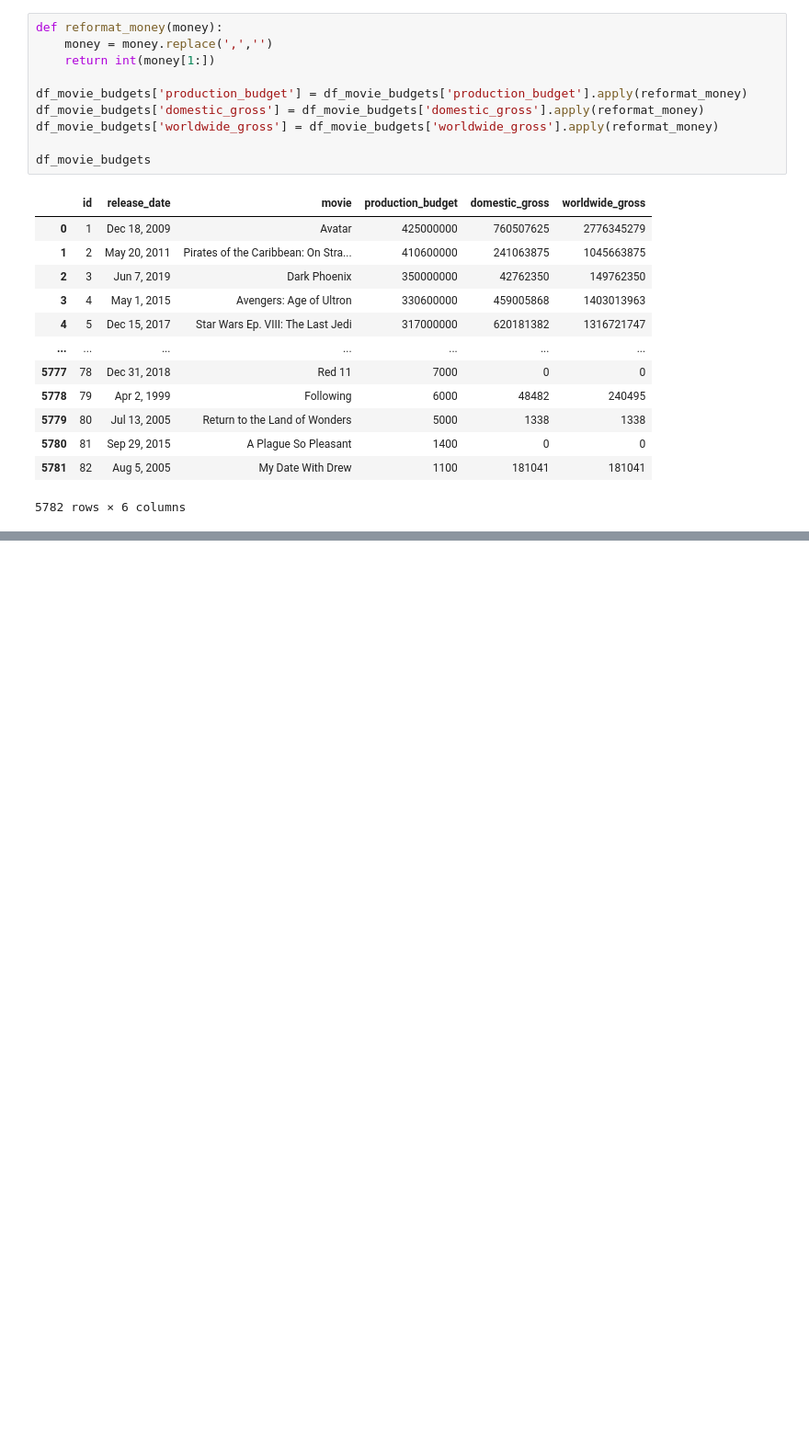
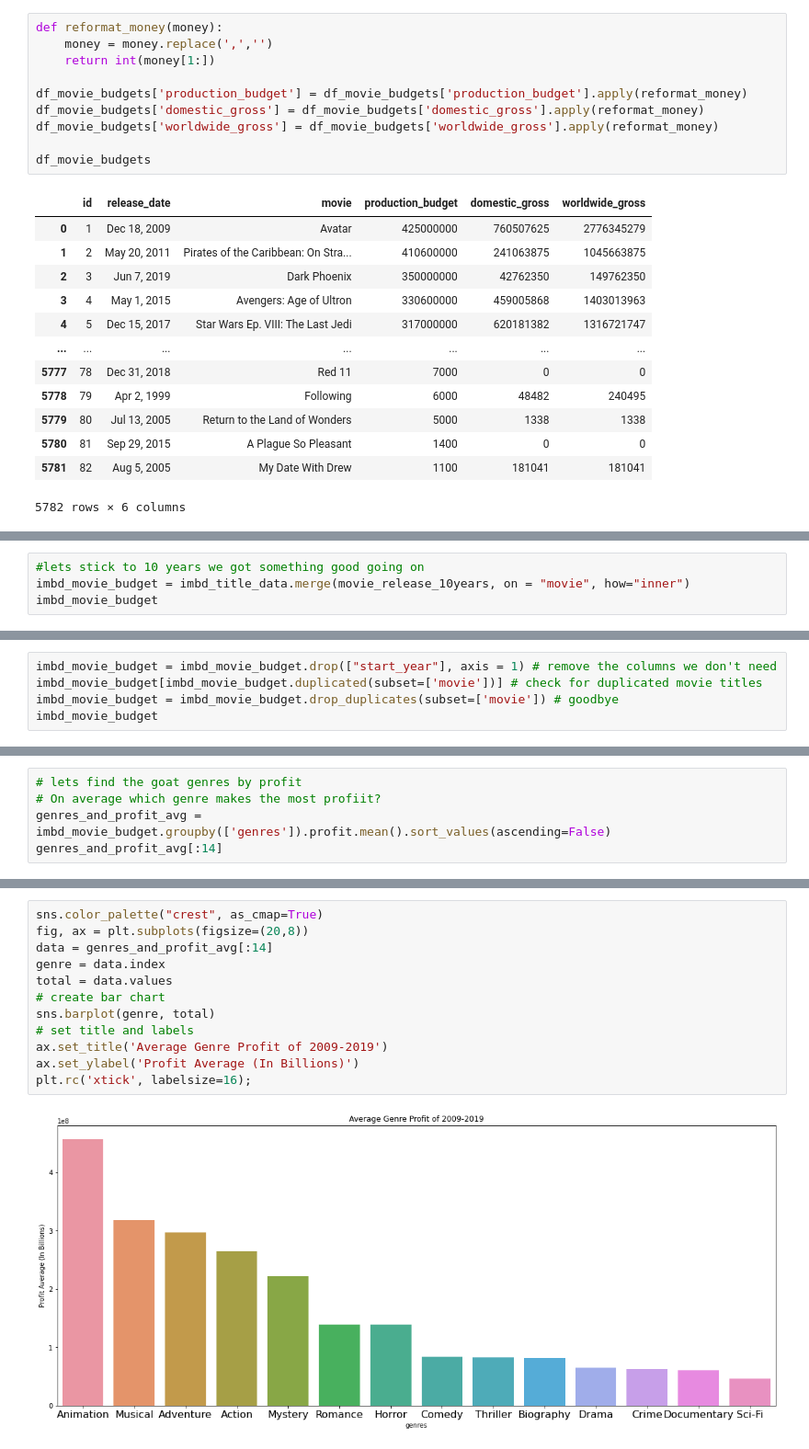
Before and after one commit to myrnagrace/dsc-phase-1-project, a Jupyter notebook: Movie_Analysis_Project.ipynb, the cells around one changed output, grey strips where cells are left out. Shown at 92% size. Cells and saved outputs as stored; diff of their text form; blank space fills up the shorter version.

```diff
--- a/Movie_Analysis_Project.ipynb
+++ b/Movie_Analysis_Project.ipynb
@@ -512,0 +354,4 @@ imdb_tmdb_release.sort_values(by="start_year", ascending=False)
+# %%
+#lets stick to 10 years we got something good going on
+imbd_movie_budget = imbd_title_data.merge(movie_release_10years, on = "movie", how="inner")
+imbd_movie_budget
@@ -512,0 +372,5 @@ imdb_tmdb_release.sort_values(by="start_year", ascending=False)
+# %%
+imbd_movie_budget = imbd_movie_budget.drop(["start_year"], axis = 1) # remove the columns we don't need
+imbd_movie_budget[imbd_movie_budget.duplicated(subset=['movie'])] # check for duplicated movie titles
+imbd_movie_budget = imbd_movie_budget.drop_duplicates(subset=['movie']) # goodbye
+imbd_movie_budget
@@ -512,0 +391,5 @@ imdb_tmdb_release.sort_values(by="start_year", ascending=False)
+# %%
+# lets find the goat genres by profit
+# On average which genre makes the most profiit?
+genres_and_profit_avg = imbd_movie_budget.groupby(['genres']).profit.mean().sort_values(ascending=False)
+genres_and_profit_avg[:14]
@@ -512,0 +413,14 @@ imdb_tmdb_release.sort_values(by="start_year", ascending=False)
+# %%
+sns.color_palette("crest", as_cmap=True)
+fig, ax = plt.subplots(figsize=(20,8))
+data = genres_and_profit_avg[:14]
+genre = data.index
+total = data.values
+# create bar chart
+sns.barplot(genre, total)
+# set title and labels
+ax.set_title('Average Genre Profit of 2009-2019')
+ax.set_ylabel('Profit Average (In Billions)')
+plt.rc('xtick', labelsize=16);
+# %% [output]
+[figure, added]
```
Also changed, not shown: parts of 66 cells of this notebook, 1 other file.
